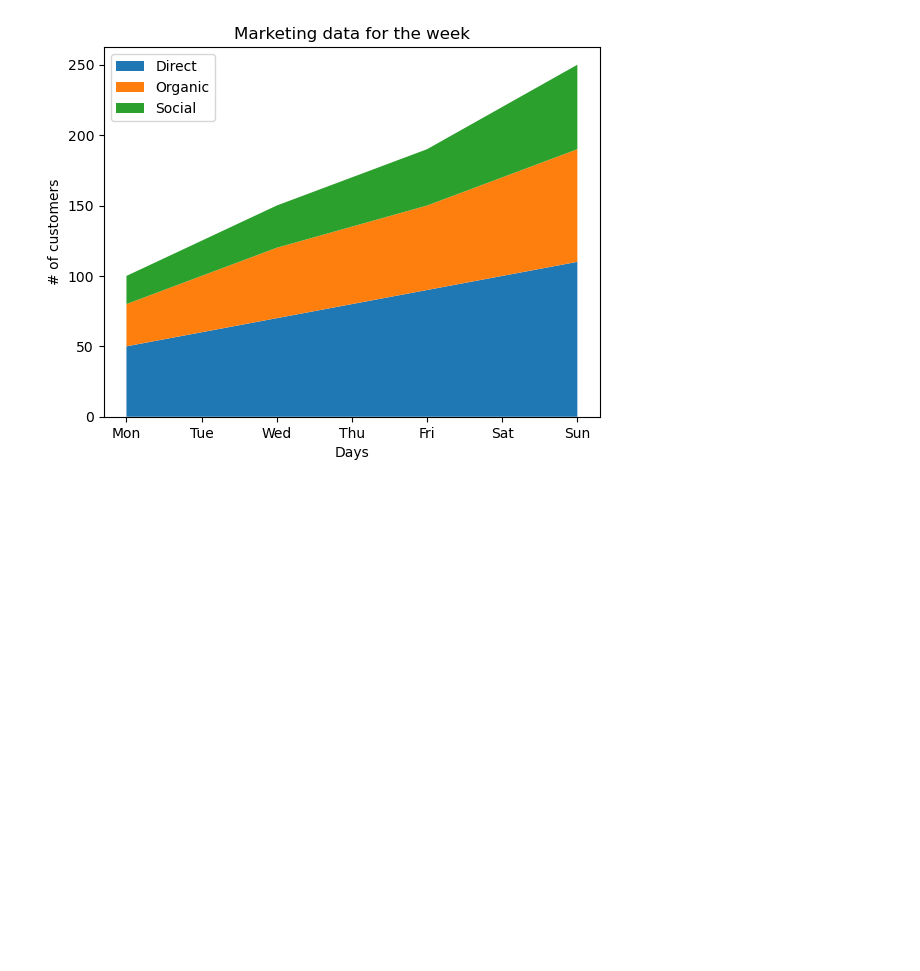
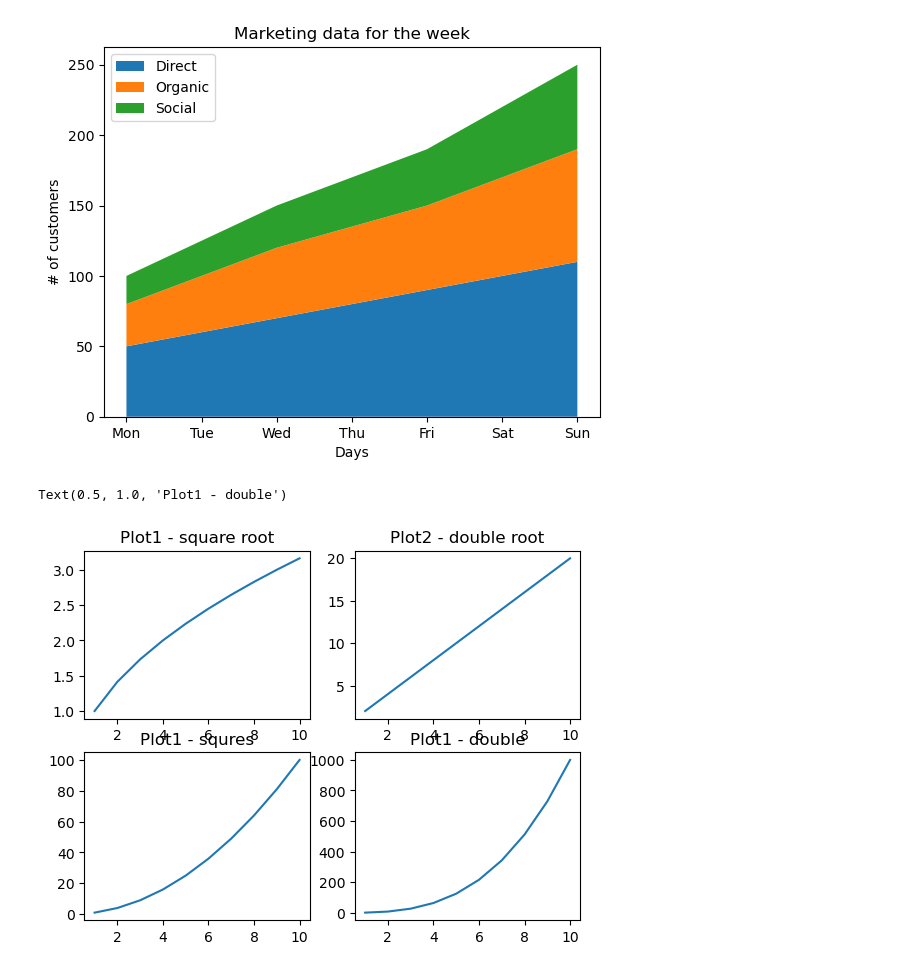
Before and after one commit to yenare-vaibhavi-30/ai-ml-learning-journey, a Jupyter notebook: Data Visualization/matplotlib_tutorial.ipynb, the cells around one changed output. Cells and saved outputs as stored; diff of their text form; code cells hidden in the pictures; blank space fills up the shorter version.

```diff
--- a/Data Visualization/matplotlib_tutorial.ipynb
+++ b/Data Visualization/matplotlib_tutorial.ipynb
@@ -429,7 +429,29 @@ plt.legend()
 # %%
 # subplots
 
+import numpy as np
 x = [1,2,3,4,5,6,7,8,9,10]
 
-y1 = [np.sqrt(i), for i in x] # square root
-y2 = [i*2]
+y1 = [np.sqrt(i) for i in x] # square root
+y2 = [i*2 for i in x ] # double
+y3 = [i**2 for i in x] # square
+y4 = [i**3 for i in x] # cubes
+
+plt.subplot(2, 2, 1)
+plt.plot(x,y1)
+plt.title("Plot1 - square root")
+
+plt.subplot(2, 2, 2)
+plt.plot(x,y2)
+plt.title("Plot2 - double root")
+
+plt.subplot(2, 2, 3)
+plt.plot(x,y3)
+plt.title("Plot1 - squres")
+
+plt.subplot(2, 2, 4)
+plt.plot(x,y4)
+plt.title("Plot1 - double")
+# %% [output]
+Text(0.5, 1.0, 'Plot1 - double')
+[figure, added]
```
Also changed, not shown: parts of 1 cell of this notebook, 1 other file.
